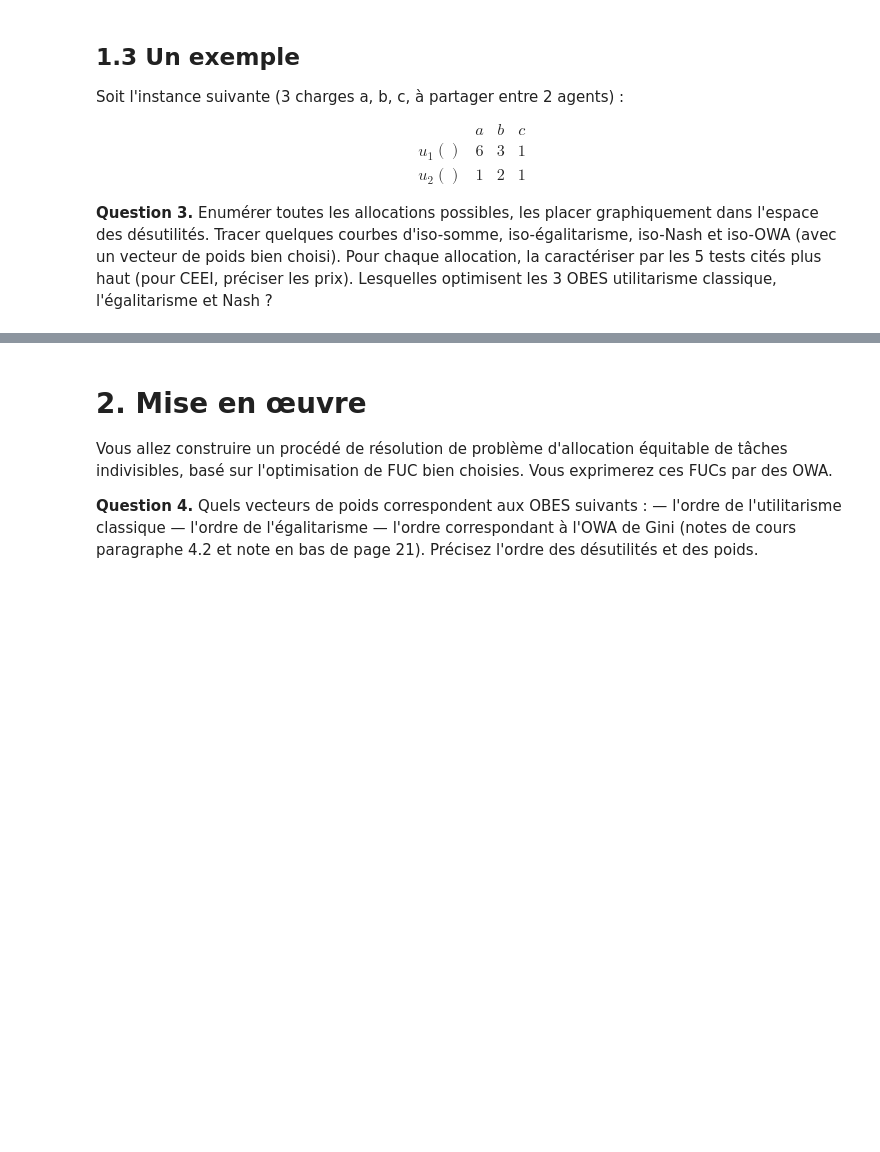
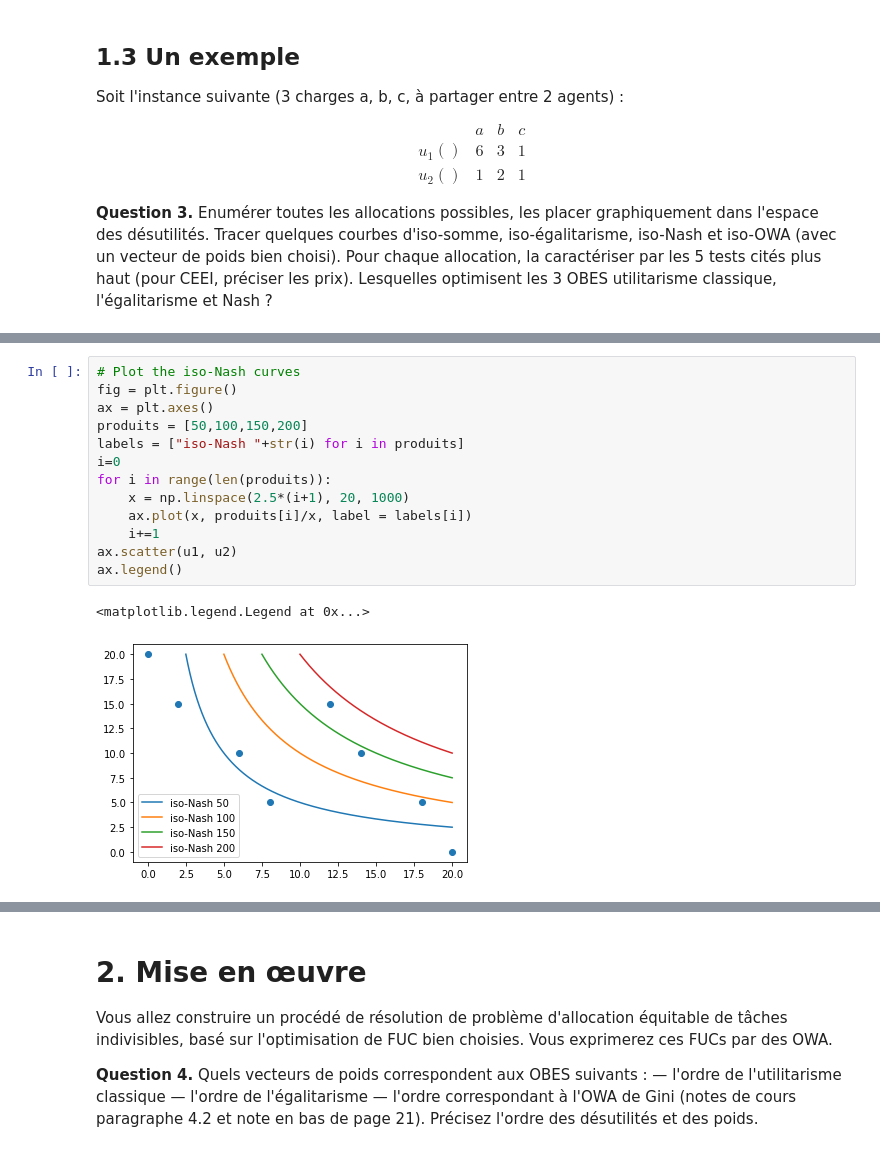
Before and after one commit to Ziqing-WU/Project-EquitableSharing, a Jupyter notebook: BE partage equitable.ipynb, the cells around one changed output, grey strips where cells are left out. Drawn from its saved outputs; the diff is of its cells as text; blank space fills up the shorter version.

```diff
--- a/BE partage equitable.ipynb
+++ b/BE partage equitable.ipynb
@@ -130,0 +237,16 @@ Soit l'instance suivante (3 charges a, b, c, à partager entre 2 agents) :
+# %%
+# Plot the iso-Nash curves
+fig = plt.figure()
+ax = plt.axes()
+produits = [50,100,150,200]
+labels = ["iso-Nash "+str(i) for i in produits]
+i=0
+for i in range(len(produits)):
+    x = np.linspace(2.5*(i+1), 20, 1000)
+    ax.plot(x, produits[i]/x, label = labels[i])
+    i+=1
+ax.scatter(u1, u2)
+ax.legend()
+# %% [output]
+<matplotlib.legend.Legend at 0x...>
+[figure, added]
```
Also changed, not shown: parts of 13 cells of this notebook.
